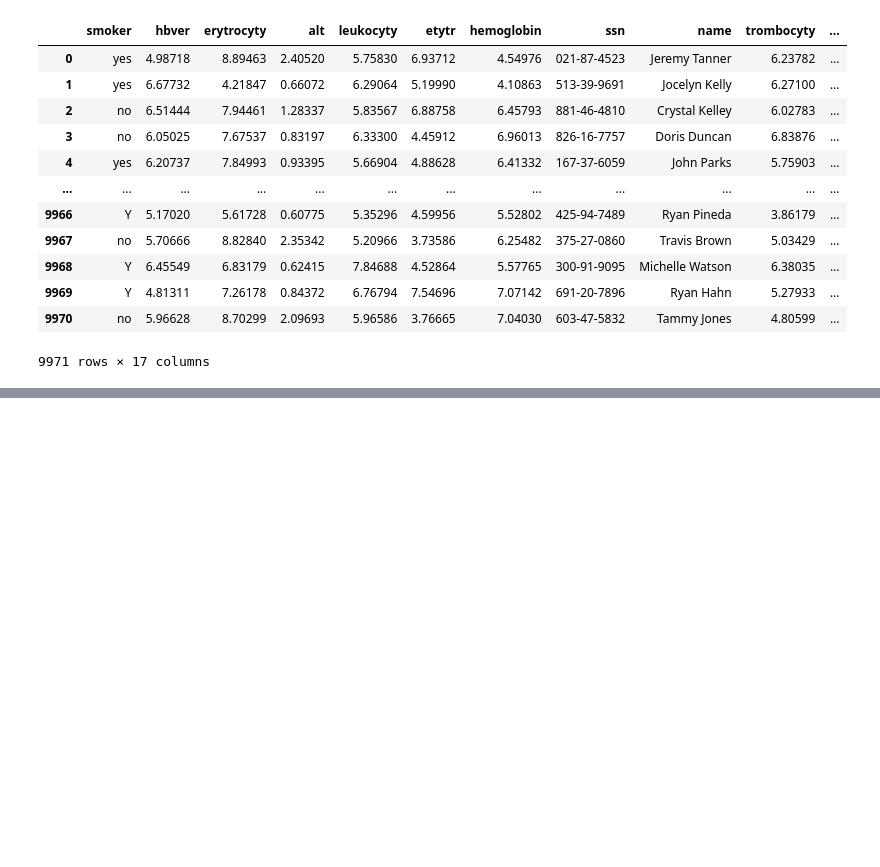
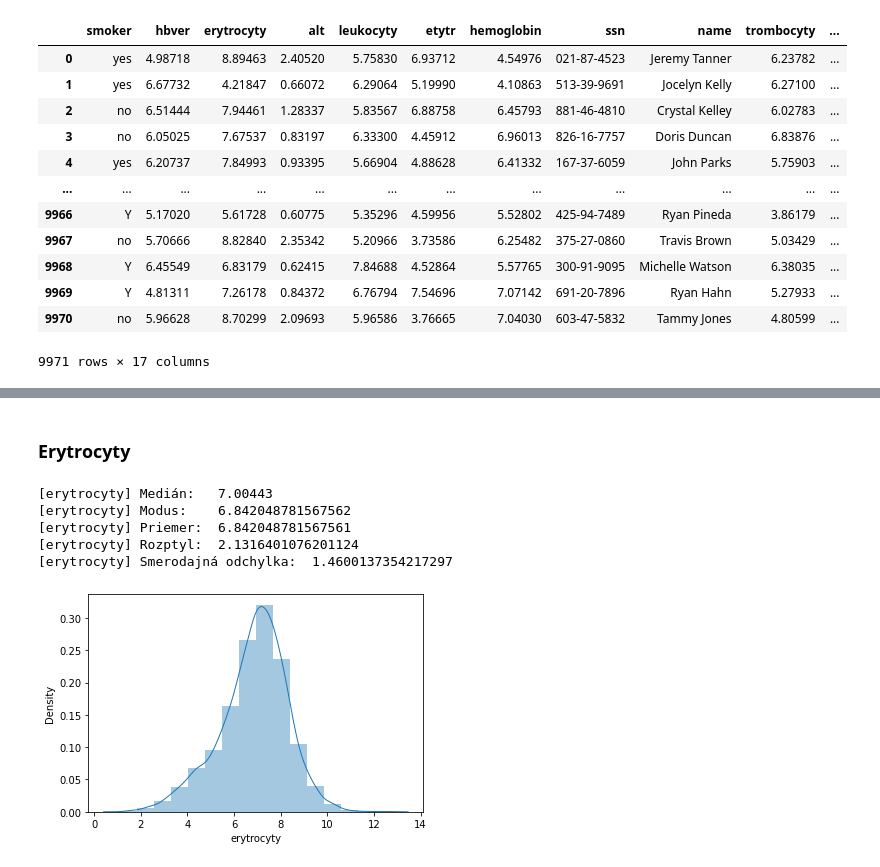
Before and after one commit to MarkoStahovec/IAU-Stahovec-Viest, a Jupyter notebook: main.ipynb, the cells around one changed output, grey strips where cells are left out. Saved outputs shown, nothing was run; the diff lists cells and outputs as text; code cells hidden in the pictures; blank space fills up the shorter version.

```diff
--- a/main.ipynb
+++ b/main.ipynb
@@ -4,8 +13,8 @@ import numpy as np
 # %%
-data = pd.read_csv("dataset/labor.csv", sep="\t")
+data_labor = pd.read_csv("dataset/labor.csv", sep="\t")
 # del data["Unnamed: 0"]
-data = data.iloc[:, 1:]
-data
+data_labor = data_labor.iloc[:, 1:]
+data_labor
 # %% [output]
 |  | smoker | hbver | erytrocyty | alt | leukocyty | etytr | hemoglobin | ssn | name | trombocyty | ... |
 | 0 | yes | 4.98718 | 8.89463 | 2.40520 | 5.75830 | 6.93712 | 4.54976 | 021-87-4523 | Jeremy Tanner | 6.23782 | ... |
@@ -22,0 +35,8 @@ data
+# %%
+data_labor["smoker"] = data_labor["smoker"].str.replace("yes", "1")
+data_labor["smoker"] = data_labor["smoker"].str.replace("no", "0")
+data_labor["smoker"] = data_labor["smoker"].str.replace("Y", "1")
+data_labor["smoker"] = data_labor["smoker"].str.replace("N", "0")
+data_labor["smoker"] = data_labor["smoker"].astype(float)
+
+data_labor.info()
@@ -22,0 +65,3 @@ data
+# %%
+data_labor = data_labor.fillna(data_labor.mean())
+data_labor
@@ -22,0 +120,17 @@ data
+# %% [markdown]
+###  Erytrocyty
+# %%
+sns.distplot(data_labor["erytrocyty"], kde=True, kde_kws={"lw": 1}, bins=16)
+# sns.histplot(data=data_labor, x="erytrocyty", bins=24, kde=True)
+print(f"[erytrocyty] Medián:  ", data_labor["erytrocyty"].median())
+print(f"[erytrocyty] Modus:   ", data_labor.mode()["erytrocyty"][0])
+print(f"[erytrocyty] Priemer: ", data_labor["erytrocyty"].mean())
+print(f"[erytrocyty] Rozptyl: ", np.var(data_labor["erytrocyty"]))
+print(f"[erytrocyty] Smerodajná odchylka: ", np.std(data_labor["erytrocyty"]))
+# %% [output]
+[erytrocyty] Medián:   7.00443
+[erytrocyty] Modus:    6.842048781567562
+[erytrocyty] Priemer:  6.842048781567561
+[erytrocyty] Rozptyl:  2.1316401076201124
+[erytrocyty] Smerodajná odchylka:  1.4600137354217297
+[figure, added]
```
Also changed, not shown: parts of 19 cells of this notebook.
